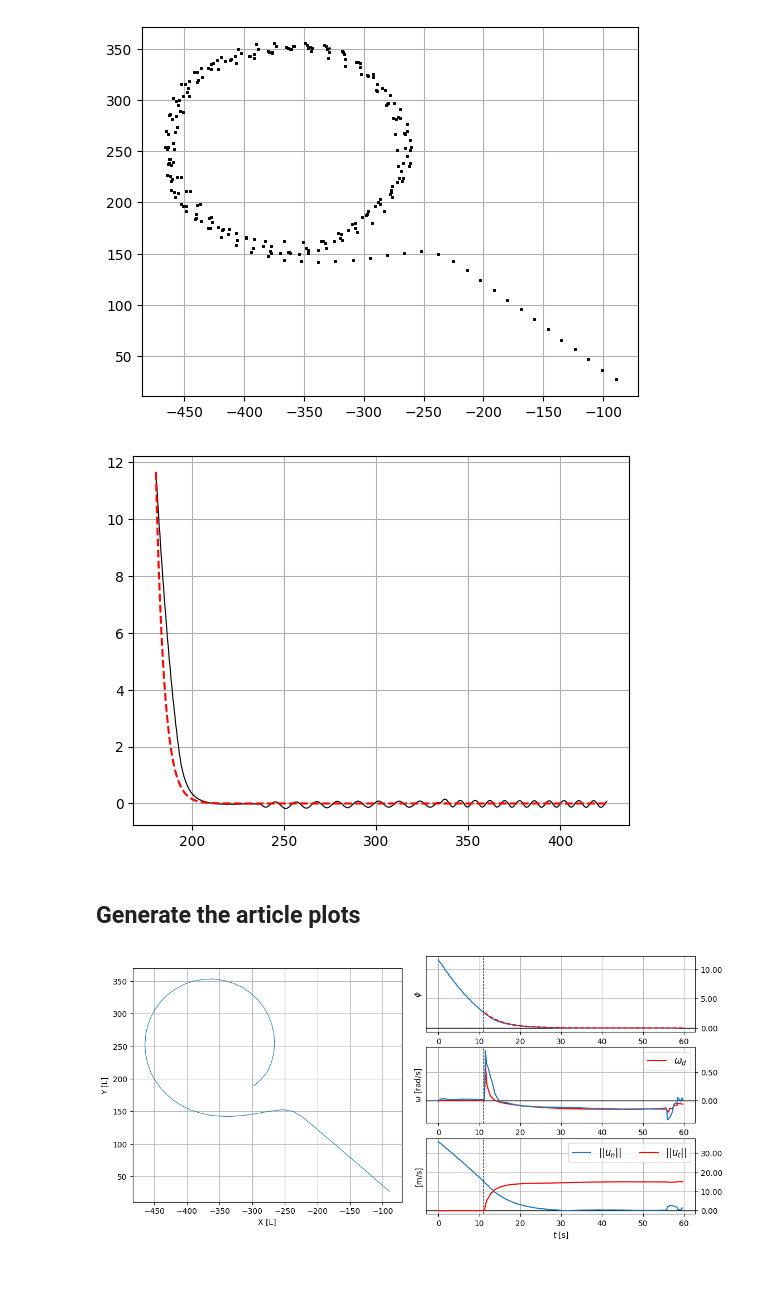
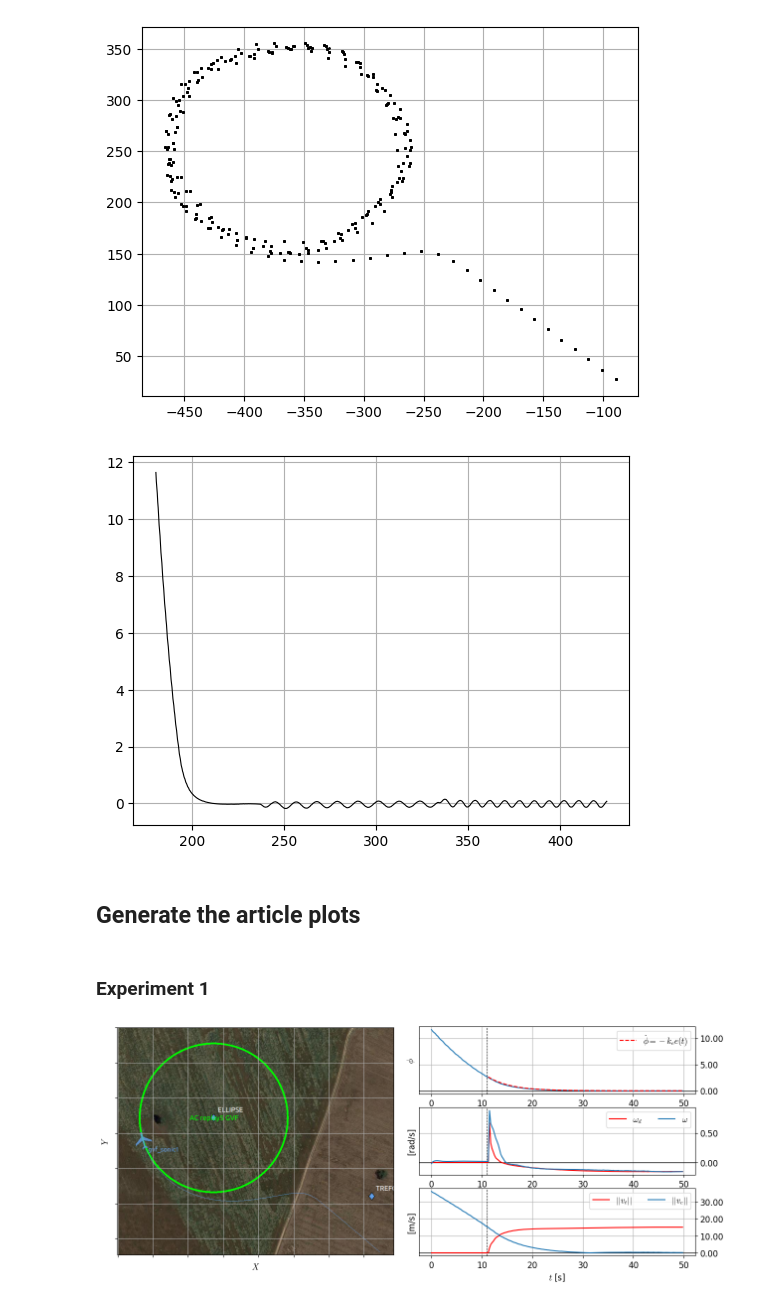
Before and after one commit to jesusBV20/gvf-ik, a Jupyter notebook: gvf_ik_art.ipynb, the cells around one changed output. Cells and saved outputs as stored; diff of their text form; code cells hidden in the pictures; blank space fills up the shorter version.

Commit message:
feat: plots of the second and third experiments

```diff
--- a/gvf_ik_art.ipynb
+++ b/gvf_ik_art.ipynb
@@ -13,6 +13,14 @@ import numpy as np
 # Graphic tool
 import matplotlib.pyplot as plt
 
+import matplotlib
+matplotlib.rcParams["mathtext.fontset"] = "cm"
+
+font = {"size" : 12}
+
+matplotlib.rc("font", **font)
+
+# Data directory
 DATA_PATH = os.path.join("data")
 # %%
 def load_data(filename, t0, tf=None):
@@ -28,20 +59,33 @@ def load_data(filename, t0, tf=None):
 # %% [markdown]
 ## Read the logs
+# %%
+# Loading data
+t0, tf = 180, None
+filename = "24_09_09__12_56_10.csv" # ke=0.22, kn=1.37
+
+data = load_data(filename, t0, tf)
+
+# Procressing the data
+data_time = np.array(data["Time"].to_list())
+data_x = np.array(data["NAVIGATION:pos_x"].to_list())
+data_y = np.array(data["NAVIGATION:pos_y"].to_list())
+data_phi = np.array(data["GVF:phi"].to_list())
+data_omega_d = np.array(data["GVF:omega_d"].to_list())
+data_omega = np.array(data["GVF:omega"].to_list())
+data_n_norm = np.array(data["GVF:n_norm"].to_list())
+data_t_norm = np.array(data["GVF:t_norm"].to_list())
 # %%
 plt.plot(data_x, data_y, ".k", markersize=2)
 plt.grid(True)
 # %% [output]
 [figure]
 # %%
-ke = 0.22
-t0 = data_time[0]
-phi0 = data_phi[0]
-
 plt.plot(data_time, data_phi, "-k", markersize=2, lw=0.8)
-plt.plot(data_time, phi0*np.exp(-ke*(data_time - t0)), "--r")
 plt.grid(True)
 # %% [output]
-[figure, old version]
+[figure, new version]
 # %% [markdown]
 ## Generate the article plots
+# %% [markdown]
+### Experiment 1
 # %%
@@ -164,12 +184,12 @@ class GVF_IK_exp1:
         plt.show()
 # %%
 # Loading data
-t0, tf = 180, 240
-filename = "24_09_09__12_56_10:5.csv" # ke=0.22, kn=1.37
+t0, tf = 180, 230
+filename = "24_09_09__12_56_10.csv" # ke=0.22, kn=1.37
 
 data = load_data(filename, t0, tf)
 
-exp1 = GVF_IK_exp1(data, ke=0.22, t0_cond=11)
-exp1.plot(dpi=100, figsize=(13,6))
+exp = GVF_IK_exp1(data, ke=0.22, t0_cond=11)
+exp.plot(dpi=100, figsize=(15,6))
 # %% [output]
-[figure, old version]
+[figure, new version]
```
Also changed, not shown: parts of 7 cells of this notebook, 6 other files.
